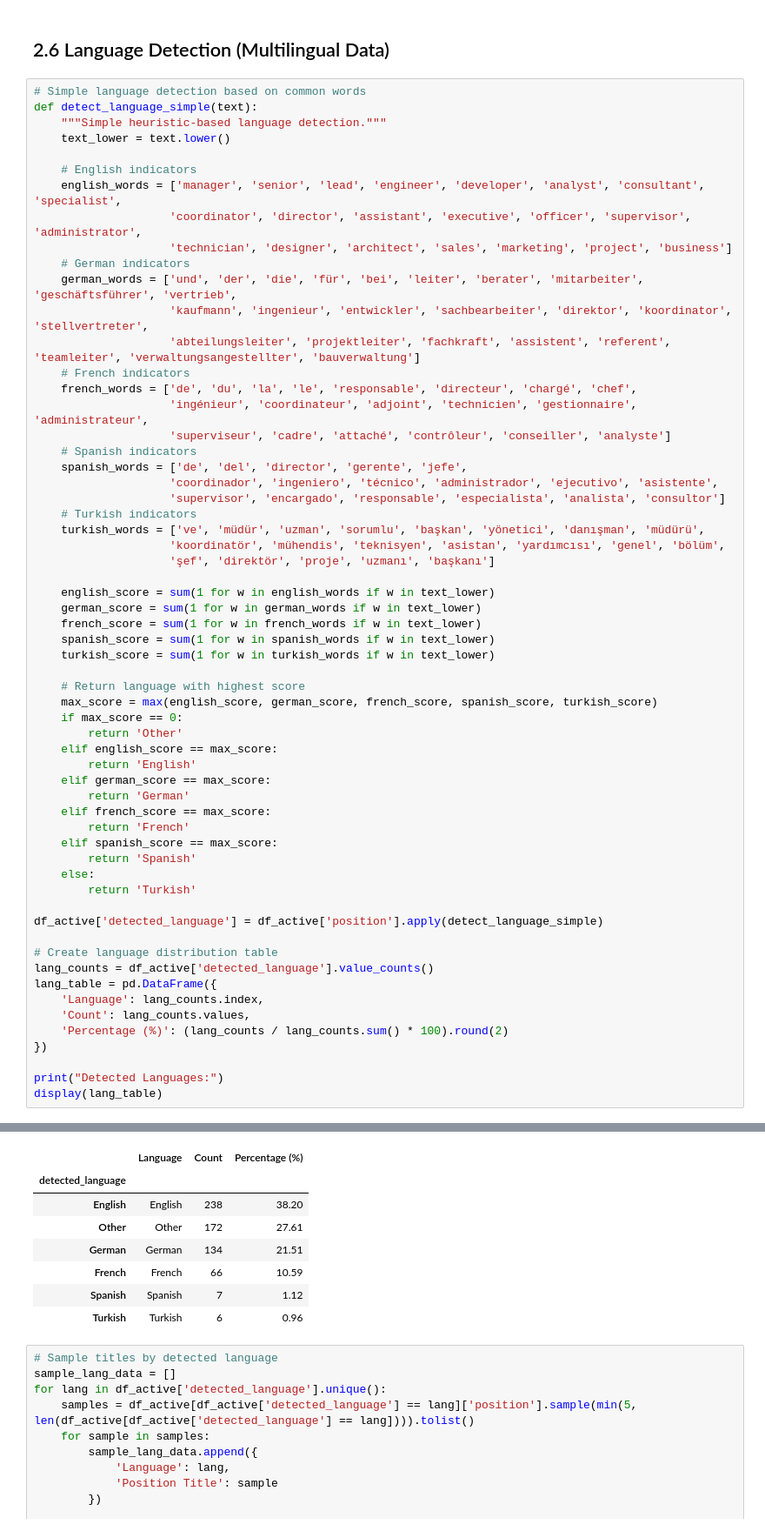
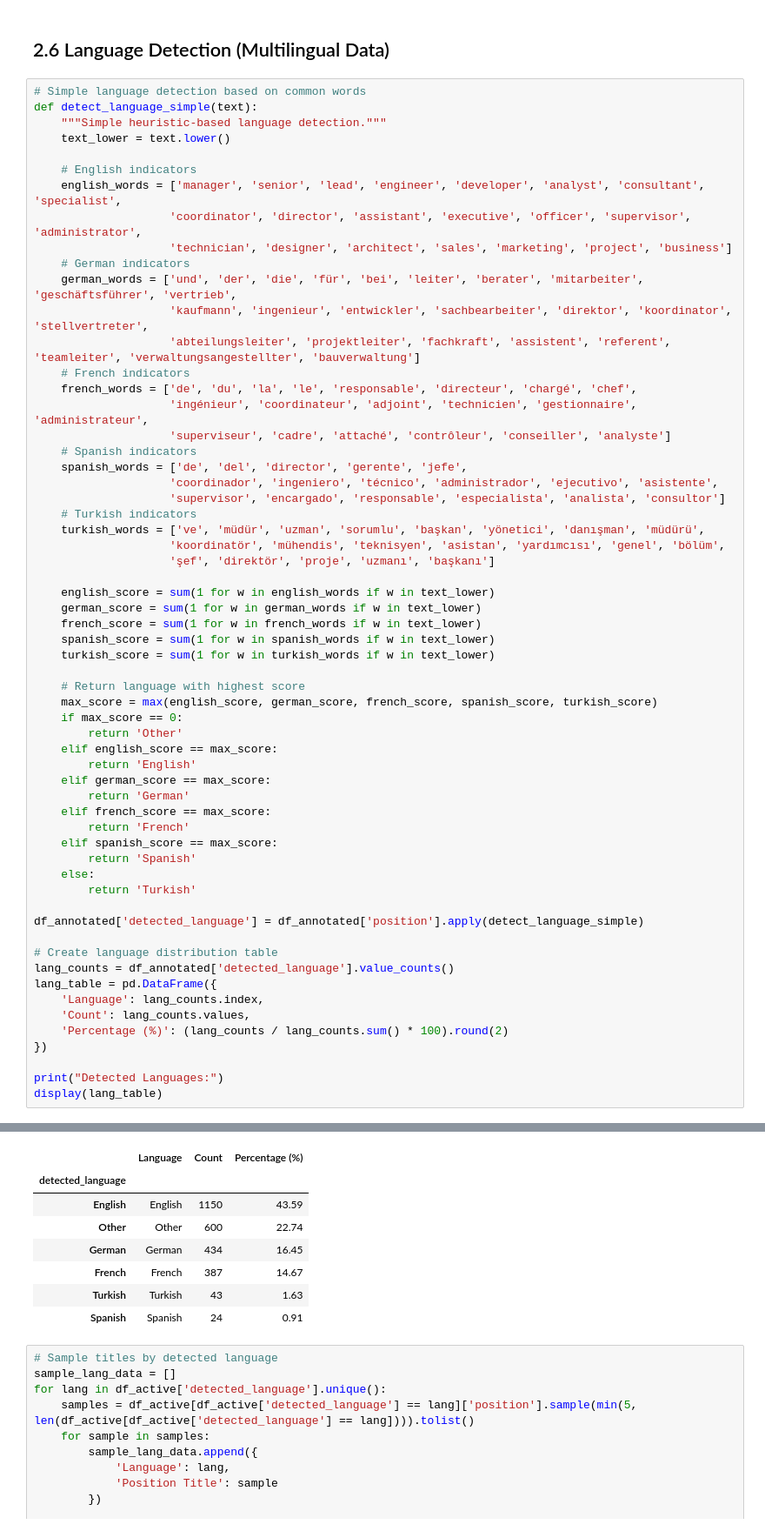
Before and after one commit to Julster35/BuzzwordLearner, a Jupyter notebook: notebooks/01_eda.ipynb, the cells around one changed output, grey strips where cells are left out. Shown at 87% size. Drawn from its saved outputs; the diff is of its cells as text.

```diff
--- a/notebooks/01_eda.ipynb
+++ b/notebooks/01_eda.ipynb
@@ -1122,41 +1104,41 @@ def detect_language_simple(text):
 
     # Return language with highest score
     max_score = max(english_score, german_score, french_score, spanish_score, turkish_score)
     if max_score == 0:
         return 'Other'
     elif english_score == max_score:
         return 'English'
     elif german_score == max_score:
         return 'German'
     elif french_score == max_score:
         return 'French'
     elif spanish_score == max_score:
         return 'Spanish'
     else:
         return 'Turkish'
 
-df_active['detected_language'] = df_active['position'].apply(detect_language_simple)
+df_annotated['detected_language'] = df_annotated['position'].apply(detect_language_simple)
 
 # Create language distribution table
-lang_counts = df_active['detected_language'].value_counts()
+lang_counts = df_annotated['detected_language'].value_counts()
 lang_table = pd.DataFrame({
     'Language': lang_counts.index,
     'Count': lang_counts.values,
     'Percentage (%)': (lang_counts / lang_counts.sum() * 100).round(2)
 })
 
 print("Detected Languages:")
 display(lang_table)
 # %% [output]
 Detected Languages:
 |  | Language | Count | Percentage (%) |
 | detected_language |  |  |  |
-| English | English | 238 | 38.20 |
-| Other | Other | 172 | 27.61 |
-| German | German | 134 | 21.51 |
-| French | French | 66 | 10.59 |
-| Spanish | Spanish | 7 | 1.12 |
-| Turkish | Turkish | 6 | 0.96 |
+| English | English | 1150 | 43.59 |
+| Other | Other | 600 | 22.74 |
+| German | German | 434 | 16.45 |
+| French | French | 387 | 14.67 |
+| Turkish | Turkish | 43 | 1.63 |
+| Spanish | Spanish | 24 | 0.91 |
 # %%
 # Sample titles by detected language
 sample_lang_data = []
```
Also changed, not shown: parts of 4 cells of this notebook, 2 other files.
